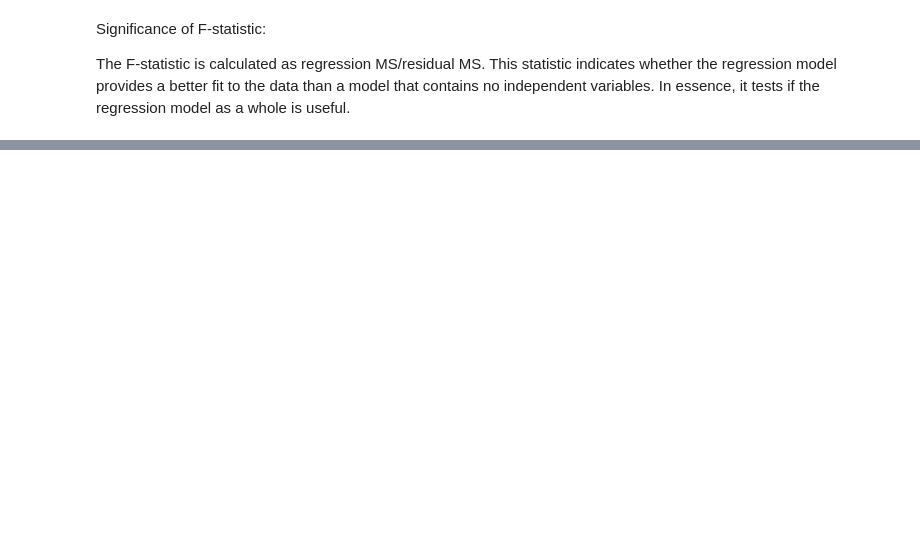
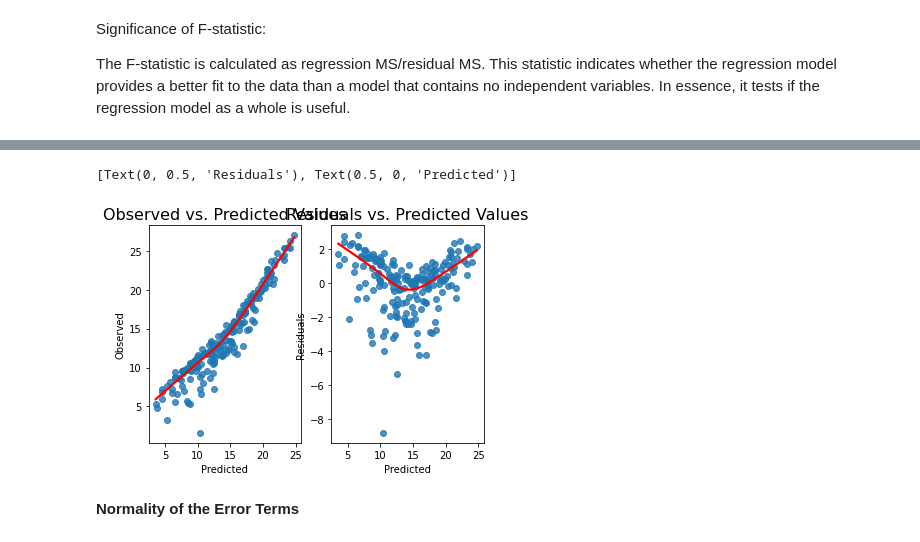
Before and after one commit to chain-veerender/datascience, a Jupyter notebook: Linear_regression.ipynb, the cells around one changed output, grey strips where cells are left out. Drawn from its saved outputs; the diff is of its cells as text; code cells hidden in the pictures; blank space fills up the shorter version.

```diff
--- a/Linear_regression.ipynb
+++ b/Linear_regression.ipynb
@@ -490,0 +543,18 @@ The F-statistic is calculated as regression MS/residual MS. This statistic indic
+# %%
+fitted_vals = lin_reg_dropvar.predict()
+resids = lin_reg_dropvar.resid
+
+fig, ax = plt.subplots(1,2)
+
+sns.regplot(x=fitted_vals, y=y, lowess=True, ax=ax[0], line_kws={'color': 'red'})
+ax[0].set_title('Observed vs. Predicted Values', fontsize=16)
+ax[0].set(xlabel='Predicted', ylabel='Observed')
+
+sns.regplot(x=fitted_vals, y=resids, lowess=True, ax=ax[1], line_kws={'color': 'red'})
+ax[1].set_title('Residuals vs. Predicted Values', fontsize=16)
+ax[1].set(xlabel='Predicted', ylabel='Residuals')
+# %% [output]
+[Text(0, 0.5, 'Residuals'), Text(0.5, 0, 'Predicted')]
+[figure, added]
+# %% [markdown]
+**Normality of the Error Terms**
```
Also changed, not shown: parts of 20 cells of this notebook.
